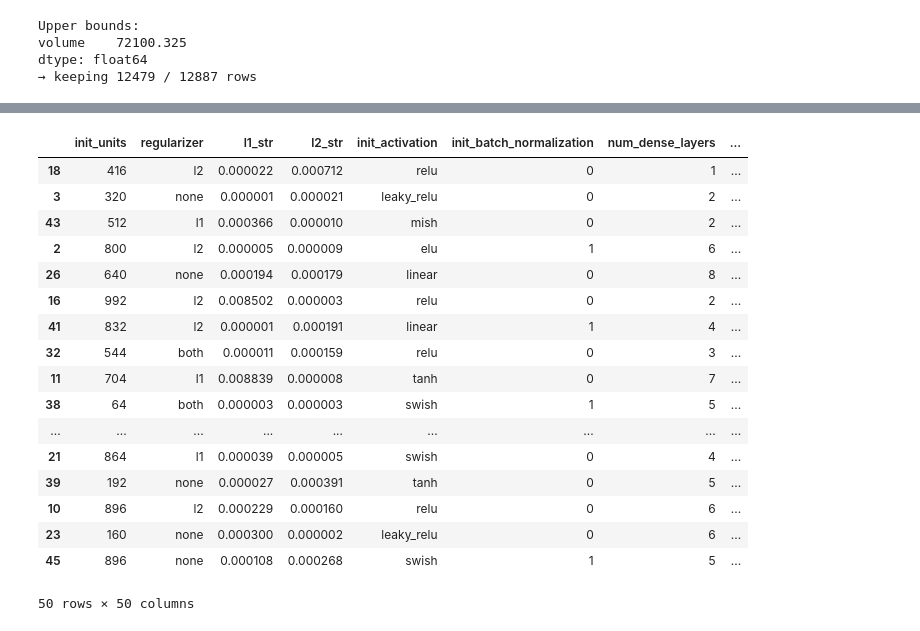
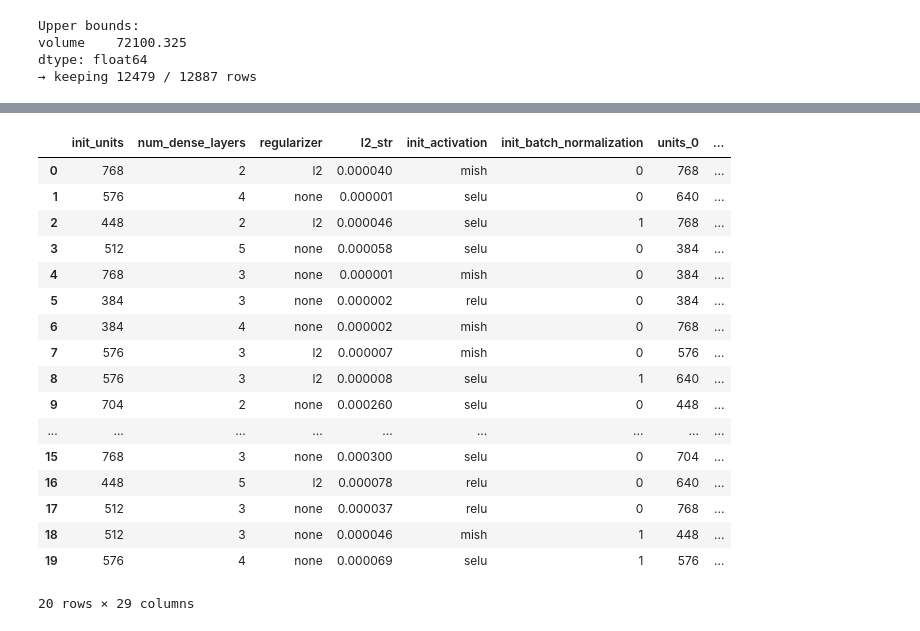
Before and after one commit to SirDarcanos/minires-models, a Jupyter notebook: NN.ipynb, the cells around one changed output, grey strips where cells are left out. Drawn from its saved outputs; the diff is of its cells as text; code cells hidden in the pictures.

```diff
--- a/NN.ipynb
+++ b/NN.ipynb
@@ -33,6 +33,25 @@ ERROR_MARGIN_G = 2
 BATCH_SIZE=256
 MAX_TRIALS=50
 EPOCHS=50
+
+CALLBACKS = [
+    EarlyStopping(
+        monitor="val_mean_absolute_error",
+        min_delta=0.005,
+        patience=8,
+        mode="min",
+        restore_best_weights=True,
+        verbose=0
+    ),
+    ReduceLROnPlateau(
+        monitor="val_mean_absolute_error",
+        factor=0.5,
+        patience=3,
+        min_lr=1e-6,
+        mode="min",
+        verbose=0
+    )
+]
 # %%
 df = pd.DataFrame(pd.read_csv('3d_print_miniatures_base.csv'))
 # %%
@@ -658,24 +646,24 @@ print(df_hps["score"].isna().sum(), "trials with NaN score")
 # %%
-df_hps
+df_best
 # %% [output]
-|  | init_units | regularizer | l1_str | l2_str | init_activation | init_batch_normalization | num_dense_layers | ... |
-| 18 | 416 | l2 | 0.000022 | 0.000712 | relu | 0 | 1 | ... |
-| 3 | 320 | none | 0.000001 | 0.000021 | leaky_relu | 0 | 2 | ... |
-| 43 | 512 | l1 | 0.000366 | 0.000010 | mish | 0 | 2 | ... |
-| 2 | 800 | l2 | 0.000005 | 0.000009 | elu | 1 | 6 | ... |
-| 26 | 640 | none | 0.000194 | 0.000179 | linear | 0 | 8 | ... |
-| 16 | 992 | l2 | 0.008502 | 0.000003 | relu | 0 | 2 | ... |
-| 41 | 832 | l2 | 0.000001 | 0.000191 | linear | 1 | 4 | ... |
-| 32 | 544 | both | 0.000011 | 0.000159 | relu | 0 | 3 | ... |
-| 11 | 704 | l1 | 0.008839 | 0.000008 | tanh | 0 | 7 | ... |
-| 38 | 64 | both | 0.000003 | 0.000003 | swish | 1 | 5 | ... |
+|  | init_units | num_dense_layers | regularizer | l2_str | init_activation | init_batch_normalization | units_0 | ... |
+| 0 | 768 | 2 | l2 | 0.000040 | mish | 0 | 768 | ... |
+| 1 | 576 | 4 | none | 0.000001 | selu | 0 | 640 | ... |
+| 2 | 448 | 2 | l2 | 0.000046 | selu | 1 | 768 | ... |
+| 3 | 512 | 5 | none | 0.000058 | selu | 0 | 384 | ... |
+| 4 | 768 | 3 | none | 0.000001 | mish | 0 | 384 | ... |
+| 5 | 384 | 3 | none | 0.000002 | relu | 0 | 384 | ... |
+| 6 | 384 | 4 | none | 0.000002 | mish | 0 | 768 | ... |
+| 7 | 576 | 3 | l2 | 0.000007 | mish | 0 | 576 | ... |
+| 8 | 576 | 3 | l2 | 0.000008 | selu | 1 | 640 | ... |
+| 9 | 704 | 2 | none | 0.000260 | selu | 0 | 448 | ... |
 | ... | ... | ... | ... | ... | ... | ... | ... | ... |
-| 21 | 864 | l1 | 0.000039 | 0.000005 | swish | 0 | 4 | ... |
-| 39 | 192 | none | 0.000027 | 0.000391 | tanh | 0 | 5 | ... |
-| 10 | 896 | l2 | 0.000229 | 0.000160 | relu | 0 | 6 | ... |
-| 23 | 160 | none | 0.000300 | 0.000002 | leaky_relu | 0 | 6 | ... |
-| 45 | 896 | none | 0.000108 | 0.000268 | swish | 1 | 5 | ... |
+| 15 | 768 | 3 | none | 0.000300 | selu | 0 | 704 | ... |
+| 16 | 448 | 5 | l2 | 0.000078 | relu | 0 | 640 | ... |
+| 17 | 512 | 3 | none | 0.000037 | relu | 0 | 768 | ... |
+| 18 | 512 | 3 | none | 0.000046 | mish | 1 | 448 | ... |
+| 19 | 576 | 4 | none | 0.000069 | selu | 1 | 576 | ... |
-50 rows × 50 columns
+20 rows × 29 columns
 # %%
 print(df_best.describe())
 # %% [output]
```
Also changed, not shown: parts of 16 cells of this notebook, 1 other file.
